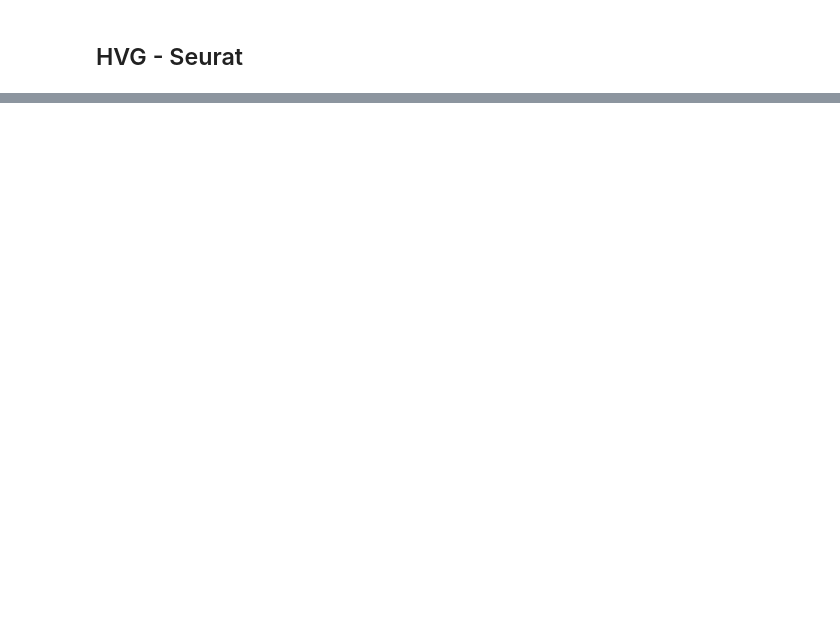
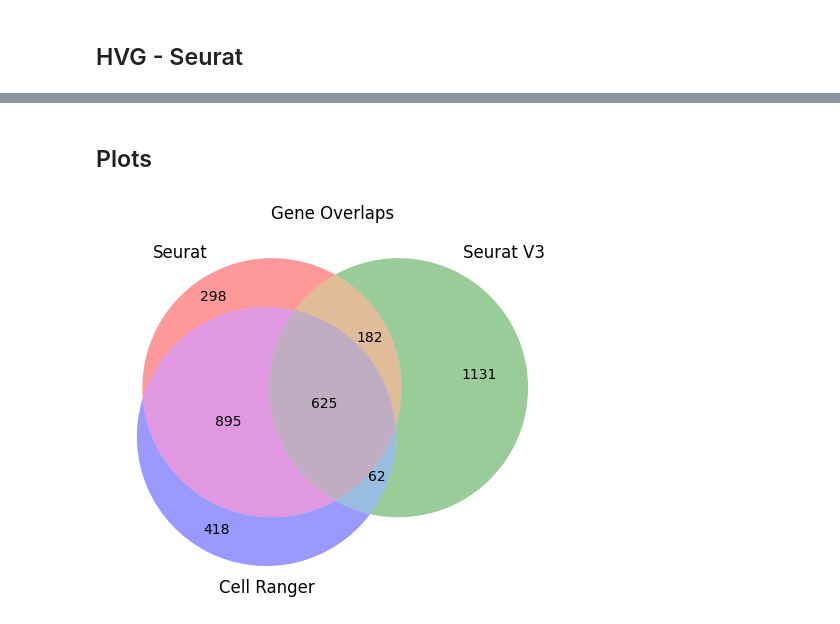
Before and after one commit to VictorCurean/scCPP, a Jupyter notebook: src/notebooks/4_feature_selection.ipynb, the cells around one changed output, grey strips where cells are left out. Drawn from its saved outputs; the diff is of its cells as text; code cells hidden in the pictures; blank space fills up the shorter version.

Commit message:
feature selection training

```diff
--- a/src/notebooks/4_feature_selection.ipynb
+++ b/src/notebooks/4_feature_selection.ipynb
@@ -42,0 +69,20 @@ genes_random
+# %% [markdown]
+## Plots
+# %%
+adata_rand = ad.read_h5ad("../../data/feature_selection/sciplex_rand.h5ad")
+adata_seurat = ad.read_h5ad("../../data/feature_selection/sciplex_seurat.h5ad")
+adata_seuratv3 = ad.read_h5ad("../../data/feature_selection/sciplex_seurat_v3.h5ad")
+adata_cellranger = ad.read_h5ad("../../data/feature_selection/sciplex_cellranger.h5ad")
+# %%
+# Convert to sets
+genes_rand = set(list(adata_rand.var_names))
+genes_seurat = set(list(adata_seurat.var_names))
+genes_seuratv3 = set(list(adata_seuratv3.var_names))
+genes_cellranger = set(list(adata_cellranger.var_names))
+# %%
+# Create the Venn diagram
+venn3([genes_seurat, genes_seuratv3, genes_cellranger], ('Seurat', 'Seurat V3', 'Cell Ranger'))
+plt.title("Gene Overlaps")
+plt.show()
+# %% [output]
+[figure, added]
```
Also changed, not shown: parts of 13 cells of this notebook, 8 other files.
